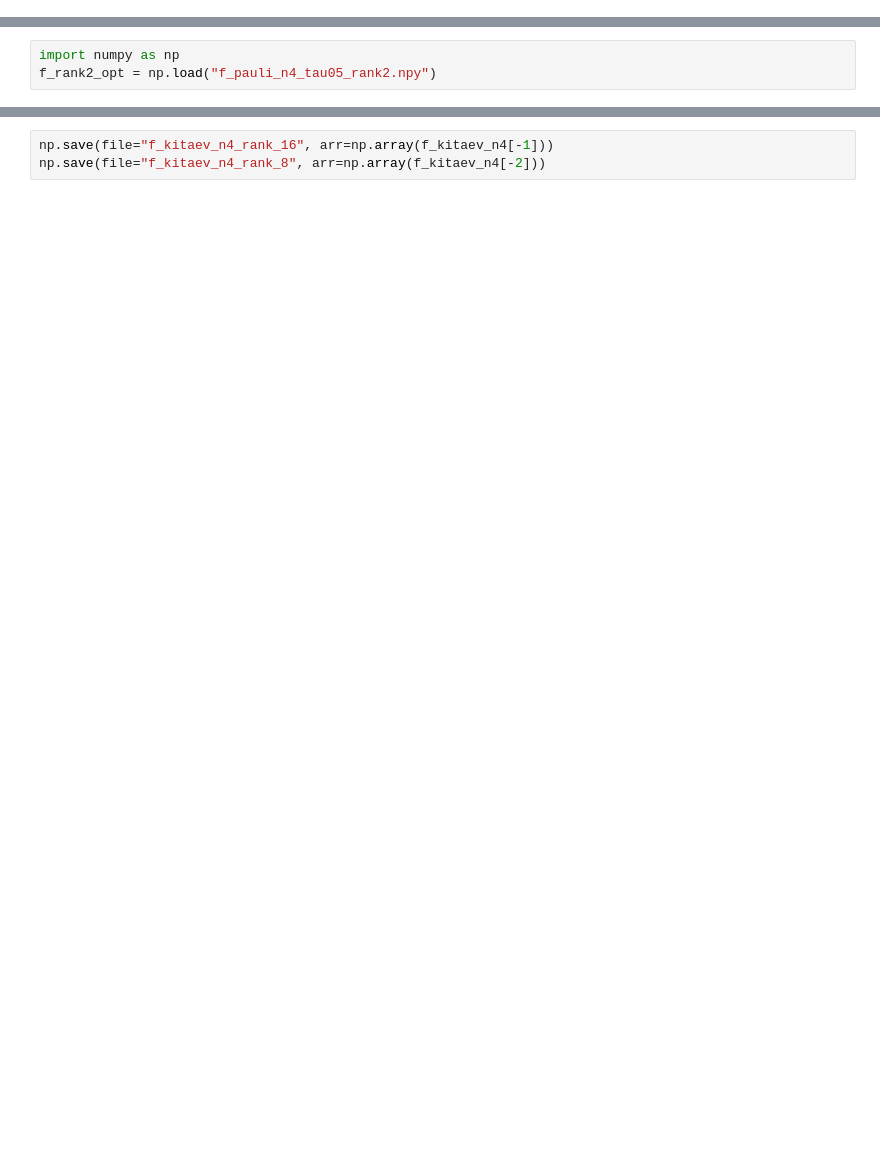
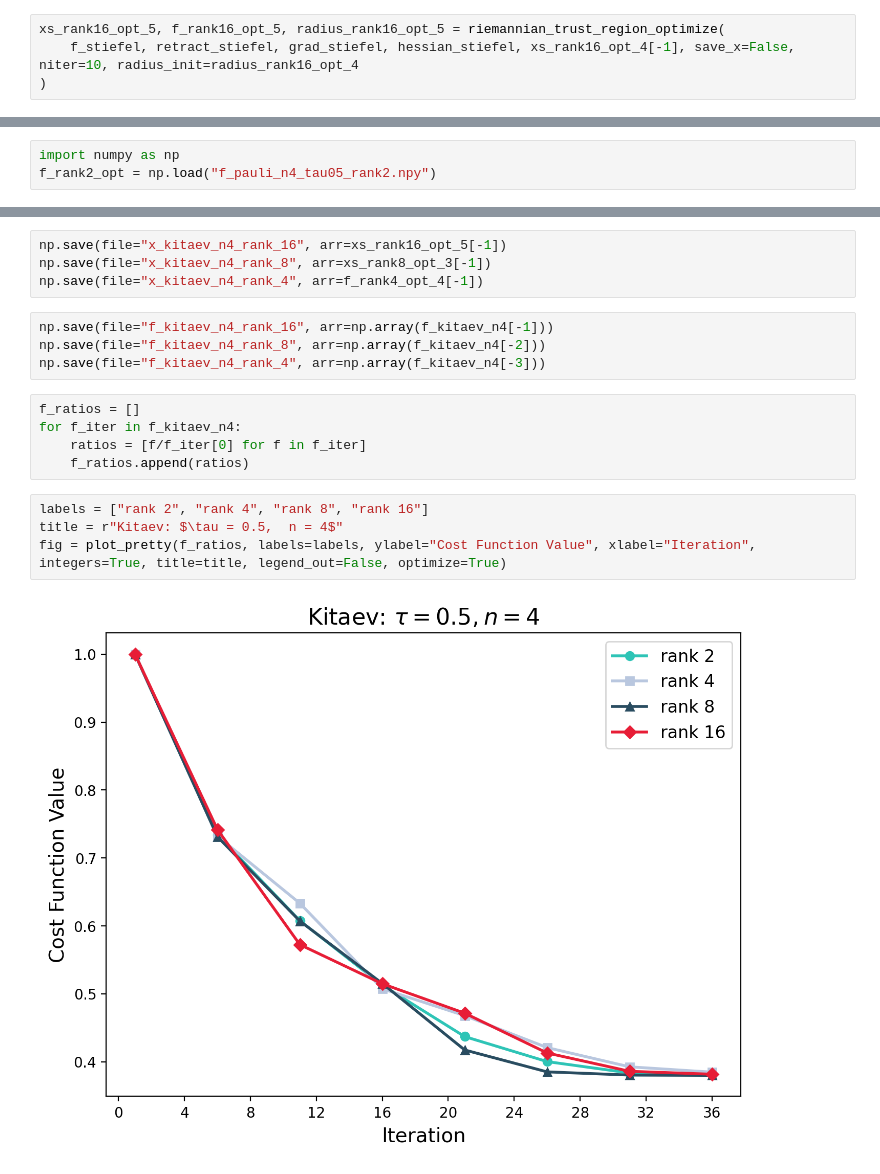
Before and after one commit to EmilianoG-byte/opentn, a Jupyter notebook: experiments/thesis_ranks.ipynb, the cells around one changed output, grey strips where cells are left out. Saved outputs shown, nothing was run; the diff lists cells and outputs as text; blank space fills up the shorter version.

```diff
--- a/experiments/thesis_ranks.ipynb
+++ b/experiments/thesis_ranks.ipynb
@@ -202,3 +296,7 @@ column : 7
 column : 8
 cost function: 2.6826605095488262e-05
 radius 0.0003125
+# %%
+xs_rank16_opt_5, f_rank16_opt_5, radius_rank16_opt_5 = riemannian_trust_region_optimize(
+    f_stiefel, retract_stiefel, grad_stiefel, hessian_stiefel, xs_rank16_opt_4[-1], save_x=False, niter=10, radius_init=radius_rank16_opt_4
+)
@@ -217,3 +391,19 @@ fig.savefig('../images/thesis/cost_ranks_kitaev_n4.pdf')
+# %%
+np.save(file="x_kitaev_n4_rank_16", arr=xs_rank16_opt_5[-1])
+np.save(file="x_kitaev_n4_rank_8", arr=xs_rank8_opt_3[-1])
+np.save(file="x_kitaev_n4_rank_4", arr=f_rank4_opt_4[-1])
 # %%
 np.save(file="f_kitaev_n4_rank_16", arr=np.array(f_kitaev_n4[-1]))
 np.save(file="f_kitaev_n4_rank_8", arr=np.array(f_kitaev_n4[-2]))
+np.save(file="f_kitaev_n4_rank_4", arr=np.array(f_kitaev_n4[-3]))
+# %%
+f_ratios = []
+for f_iter in f_kitaev_n4:
+    ratios = [f/f_iter[0] for f in f_iter]
+    f_ratios.append(ratios)
+# %%
+labels = ["rank 2", "rank 4", "rank 8", "rank 16"]
+title = r"Kitaev: $\tau = 0.5,  n = 4$"
+fig = plot_pretty(f_ratios, labels=labels, ylabel="Cost Function Value", xlabel="Iteration", integers=True, title=title, legend_out=False, optimize=True)
+# %% [output]
+[figure, added]
```
Also changed, not shown: parts of 12 cells of this notebook, 13 other files.
